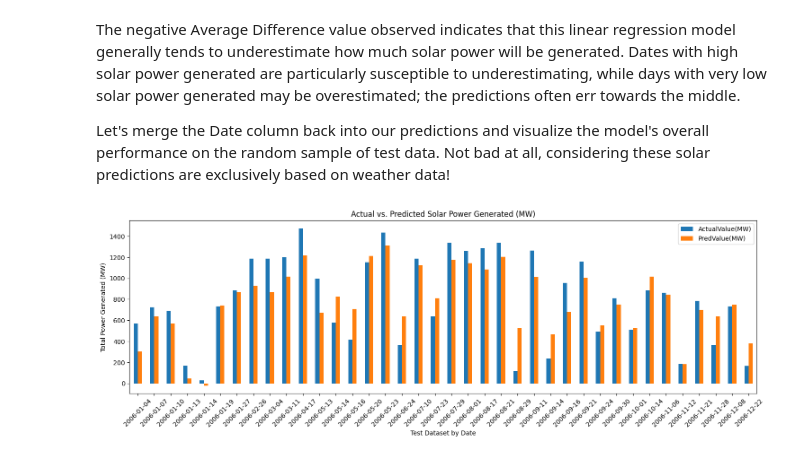
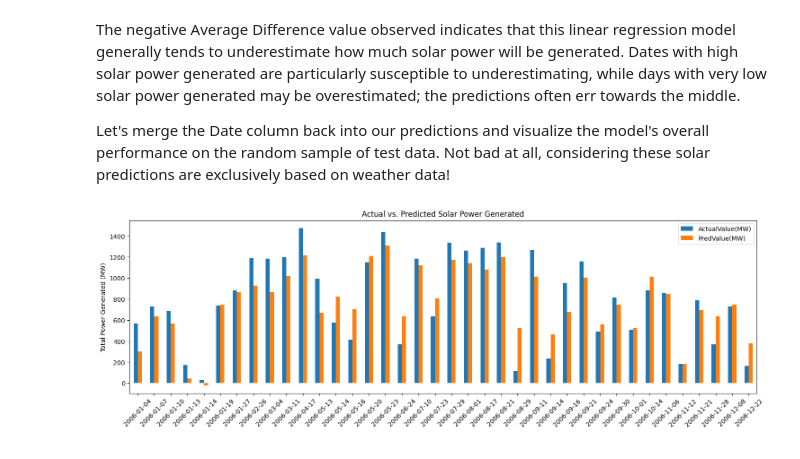
Before and after one commit to Tareq62/solar_panel_model, a Jupyter notebook: solar_regression.ipynb, the cells around one changed output. Cells and saved outputs as stored; diff of their text form; code cells hidden in the pictures.

Commit message:
Updated plot axes

```diff
--- a/solar_regression.ipynb
+++ b/solar_regression.ipynb
@@ -165,11 +165,11 @@ Let's merge the Date column back into our predictions and visualize the model's
 # %%
 merge_test_df = predict_df.merge(merge_df,
                   left_on='ActualValue(MW)', right_on='Power(MW)', how='left')
 merge_test_df.sort_values(by=['Date'], inplace=True)
 merge_test_df = merge_test_df.reset_index(drop=True)
 
-merge_test_df.plot(x='Date', y=['ActualValue(MW)', 'PredValue(MW)'], xlabel='Test Dataset by Date', ylabel='Total Power Generated (MW)', kind="bar", rot=45)
-plt.gca().set_title('Actual vs. Predicted Solar Power Generated (MW)')
+merge_test_df.plot(x='Date', y=['ActualValue(MW)', 'PredValue(MW)'], xlabel='', ylabel='Total Power Generated (MW)', kind="bar", rot=45)
+plt.gca().set_title('Actual vs. Predicted Solar Power Generated')
 plt.gcf().set_size_inches(18, 5)
 # %% [output]
-[figure, old version]
+[figure, new version]
```
